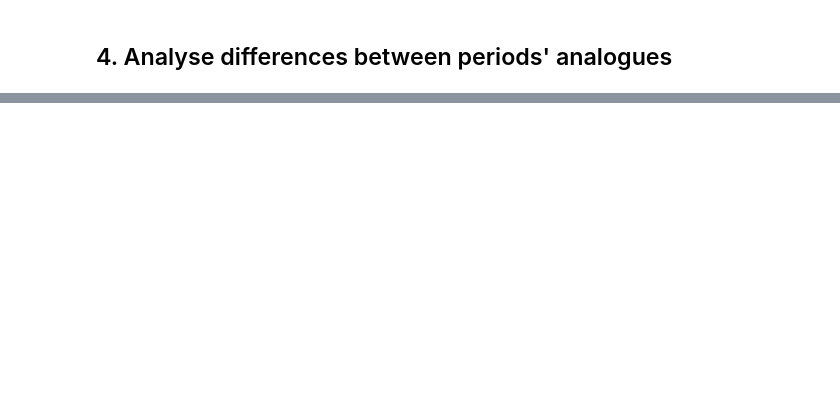
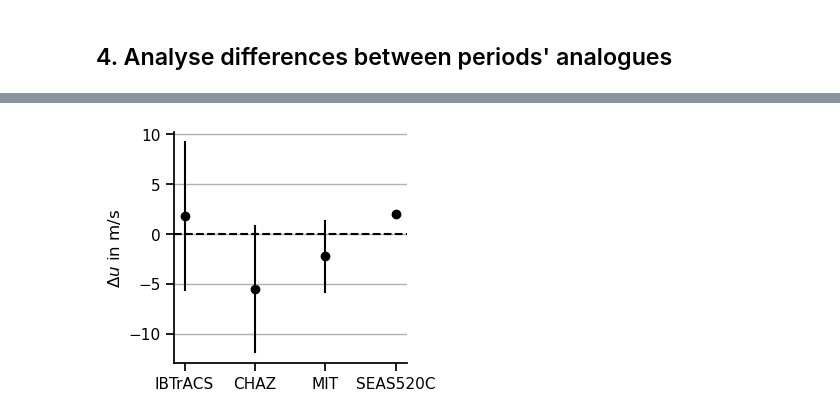
Before and after one commit to stella-bourdin/tc-track-analogues, a Jupyter notebook: notebooks/workflow.ipynb, the cells around one changed output, grey strips where cells are left out. Cells and saved outputs as stored; diff of their text form; code cells hidden in the pictures; blank space fills up the shorter version.

```diff
--- a/notebooks/workflow.ipynb
+++ b/notebooks/workflow.ipynb
@@ -137,0 +102,4 @@ sns.despine()
+# %%
+tca.plot_summary_diff_wind(analogues)
+# %% [output]
+[figure, added]
```
Also changed, not shown: parts of 12 cells of this notebook, 1 other file.
